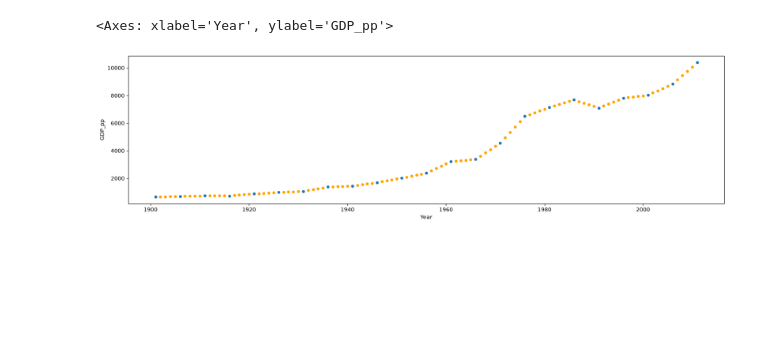
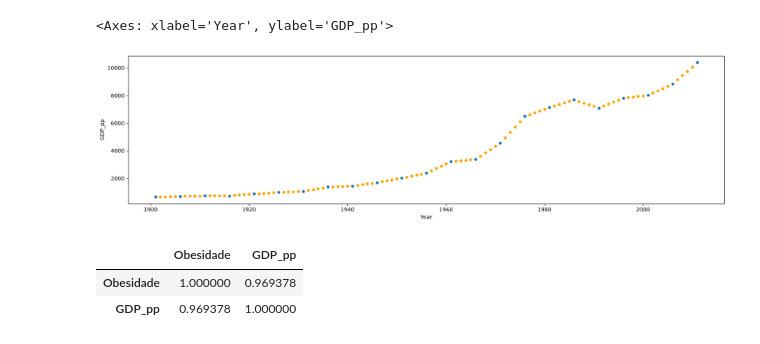
Before and after one commit to juan-borinelli/projeto_analise_gdp_and_obesity, a Jupyter notebook: analise_gdp.ipynb, the cells around one changed output. Saved outputs shown, nothing was run; the diff lists cells and outputs as text; code cells hidden in the pictures; blank space fills up the shorter version.

```diff
--- a/analise_gdp.ipynb
+++ b/analise_gdp.ipynb
@@ -238,3 +238,18 @@ fig.show()
 # %%
 df_gdp['country-year'] = df_gdp['Country'] + '-' + df_gdp['Year'].apply(lambda x: str(int(x))).values
 dict_gdp_year = df_gdp.set_index('country-year').to_dict()['GDP_pp']
+# %%
+df_obesidade = pd.read_csv('arquivos_base/obesity_cleaned_last.csv')
+dict_obesidade_ano = df_obesidade.set_index('country-year').to_dict()['Obesity_f']
+# %%
+df_gdp['Obesidade'] = df_gdp['country-year'].map(dict_obesidade_ano)
+# %%
+df_gdp_clean = df_gdp.dropna()
+# %%
+df_gdp_clean.reset_index(drop=True).groupby('Year')[['Obesidade', 'GDP_pp']].mean().corr()
+
+#função corr -> calcula correlacao entre duas colunas
+# %% [output]
+|  | Obesidade | GDP_pp |
+| Obesidade | 1.000000 | 0.969378 |
+| GDP_pp | 0.969378 | 1.000000 |
```
Also changed, not shown: 1 other file.
